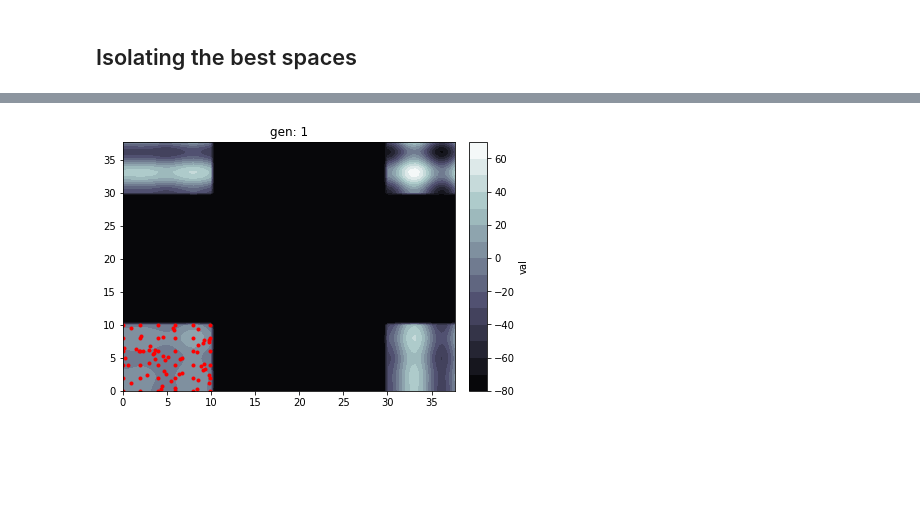
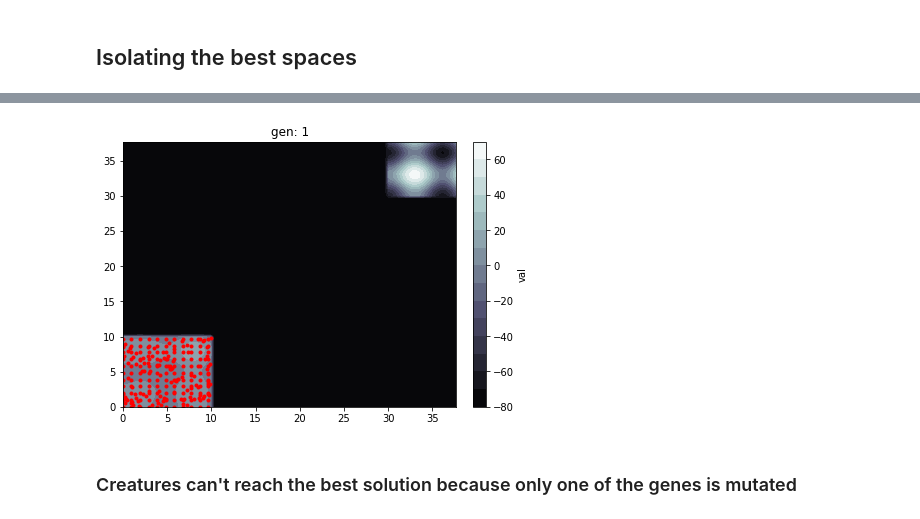
Before and after one commit to vczoni/lamarck, a Jupyter notebook: docs/examples/notebooks/local max.ipynb, the cells around one changed output, grey strips where cells are left out. Cells and saved outputs as stored; diff of their text form; code cells hidden in the pictures; blank space fills up the shorter version.

```diff
--- a/docs/examples/notebooks/local max.ipynb
+++ b/docs/examples/notebooks/local max.ipynb
@@ -106,7 +106,7 @@ plotter.history('val', np.max)
 constraint = lambda x, y: (x < 10) & (y < 10)
 blueprint.add_constraint(constraint)
 # %%
-new_pop = blueprint.populate.deterministic(20) + blueprint.populate.random(600)
+new_pop = blueprint.populate.deterministic(40) + blueprint.populate.random(1200)
 # %%
 opt = Optimizer(new_pop, process)
 # %% [markdown]
@@ -160,16 +160,16 @@ ax.figure
 ## Isolating the best spaces
 # %%
 def new_process(x, y):
-    if 10 < x < 30:
-        x = 0
-    if 10 < y < 30:
-        y = 0
-    return process(x, y)
+    if not (((x < 10) & (y < 10)) | ((x > 30) & (y > 30))):
+        val = -80
+    else:
+        val = process(x, y)['val']
+    return {'val': val}
 
 def new_process_arr(x, y):
-    f = ((x > 10) & (x < 30)) | ((y > 10) & (y < 30))
-    x[f] = 36.2
-    y[f] = 36.2
+    f = ((x < 10) & (y < 10)) | ((x > 30) & (y > 30))
+    x[~f] = 36.2
+    y[~f] = 36.2
     return process(x, y)
 # %%
 x = np.linspace(0, maxrange*np.pi, 100)
@@ -186,2 +186,2 @@ _ = cbar.ax.set_ylabel('val')
 # %%
-opt.set_process(new_process)
+opt = Optimizer(new_pop, new_process)
@@ -190,12 +190,16 @@ optpop_isolated = opt.run.single_objective(output='val', objective='max', p_muta
 # %%
 gen = 0
 # %%
-df = optpop_isolated.datasets.get_generation_from_history(gen)
 gen += 1
+f = opt.datasets.history.generation == gen
+df = opt.datasets.history[f]
 
 ax.lines = []
 ax.plot(df.x, df.y, 'r.')
 ax.set_title(label=f'gen: {gen}')
+#ax.figure.savefig(f'../../img/local_max_isolated_1gene_evol{gen}', bbox_inches='tight')
 ax.figure
 # %% [output]
-[figure, old version]
+[figure, new version]
+# %% [markdown]
+### Creatures can't reach the best solution because only one of the genes is mutated
```
Also changed, not shown: parts of 23 cells of this notebook, 16 other files.
